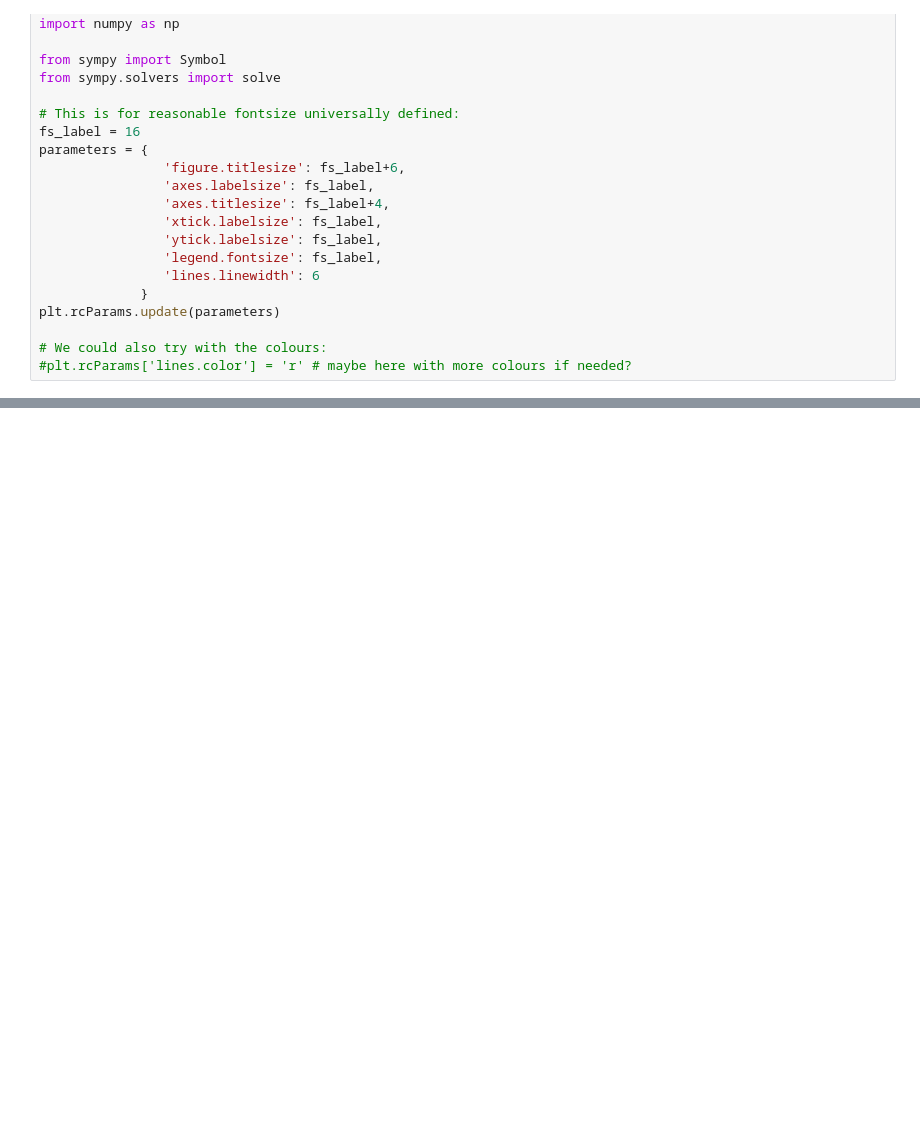
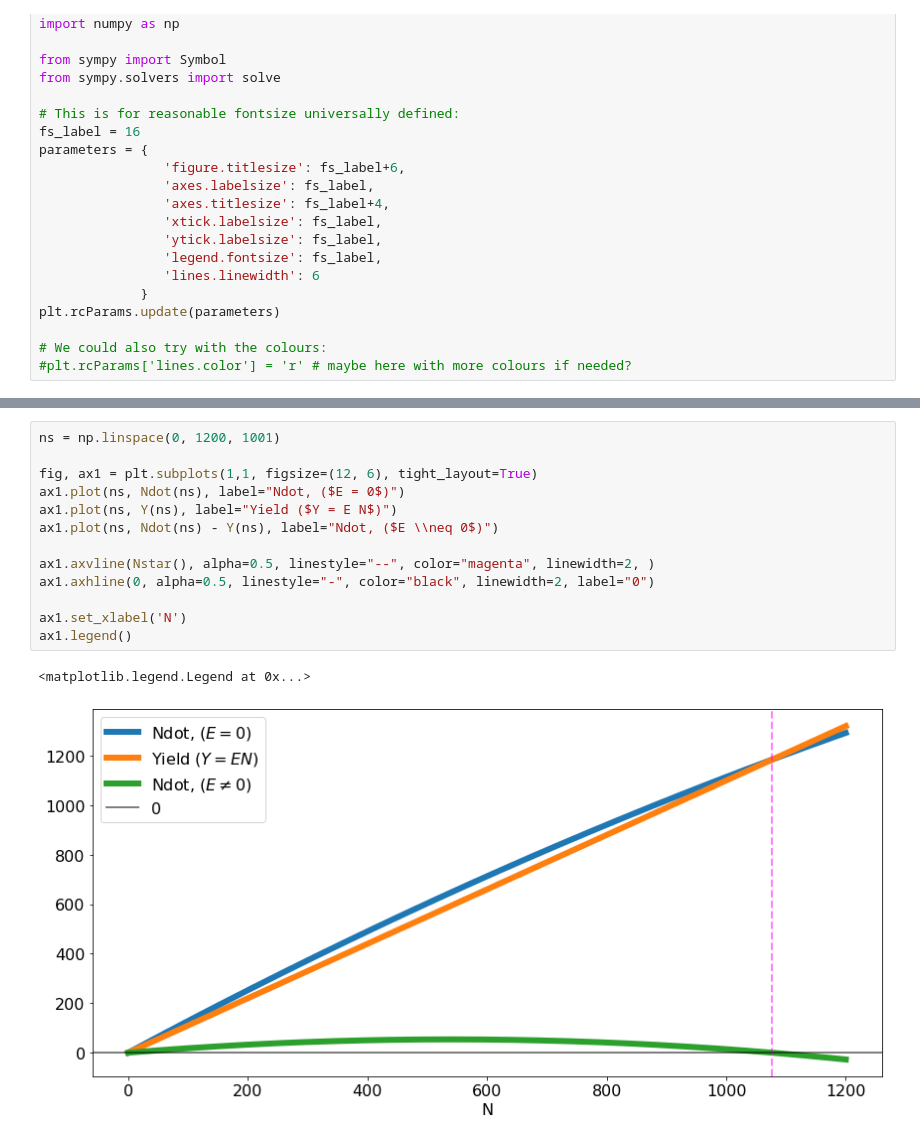
Before and after one commit to chrberrig/MatBio, a Jupyter notebook: simulations/5_trag_of_commons.ipynb, the cells around one changed output, grey strips where cells are left out. Saved outputs shown, nothing was run; the diff lists cells and outputs as text; blank space fills up the shorter version.

```diff
--- a/simulations/5_trag_of_commons.ipynb
+++ b/simulations/5_trag_of_commons.ipynb
@@ -59,0 +82,16 @@ ax1.legend(bbox_to_anchor=(1.05, 1.), loc=2, borderaxespad=0.5, fontsize=15)
+# %%
+ns = np.linspace(0, 1200, 1001)
+
+fig, ax1 = plt.subplots(1,1, figsize=(12, 6), tight_layout=True)
+ax1.plot(ns, Ndot(ns), label="Ndot, ($E = 0$)")
+ax1.plot(ns, Y(ns), label="Yield ($Y = E N$)")
+ax1.plot(ns, Ndot(ns) - Y(ns), label="Ndot, ($E \\neq 0$)")
+
+ax1.axvline(Nstar(), alpha=0.5, linestyle="--", color="magenta", linewidth=2, )
+ax1.axhline(0, alpha=0.5, linestyle="-", color="black", linewidth=2, label="0")
+
+ax1.set_xlabel('N')
+ax1.legend()
+# %% [output]
+<matplotlib.legend.Legend at 0x...>
+[figure, added]
```
Also changed, not shown: parts of 11 cells of this notebook.
